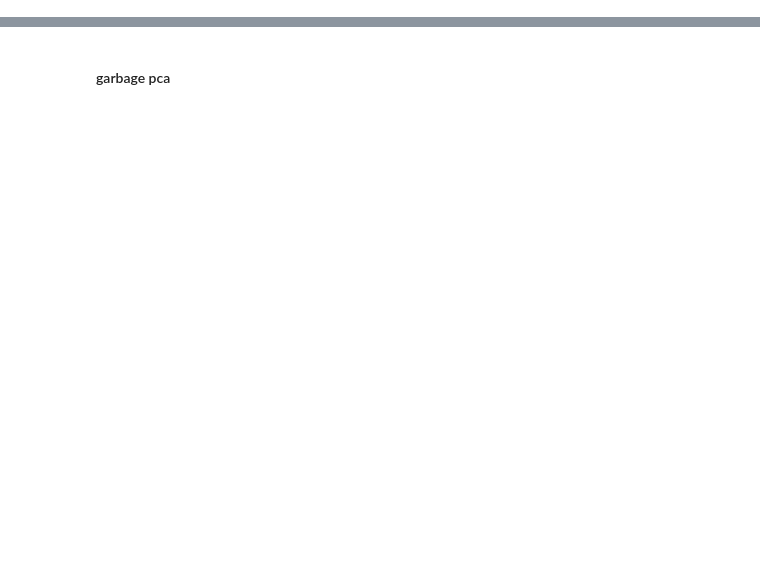
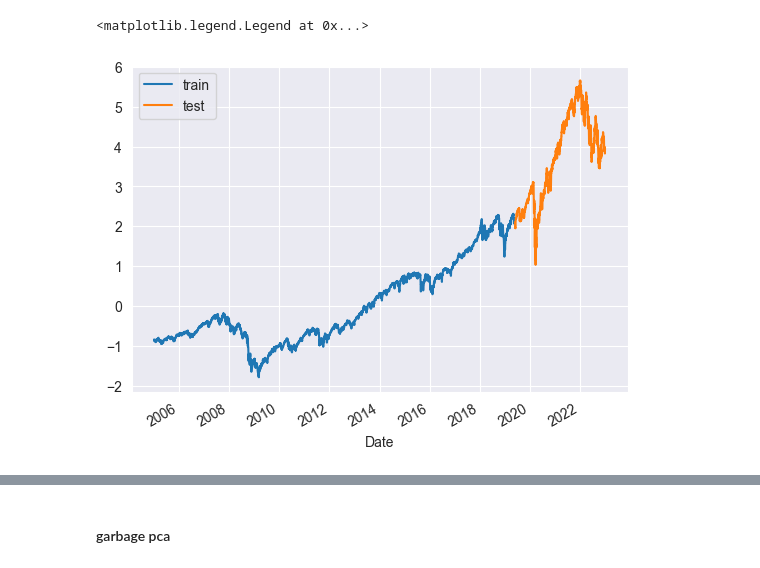
Before and after one commit to krajewskiML/FinDL, a Jupyter notebook: eda.ipynb, the cells around one changed output, grey strips where cells are left out. Cells and saved outputs as stored; diff of their text form; code cells hidden in the pictures; blank space fills up the shorter version.

```diff
--- a/eda.ipynb
+++ b/eda.ipynb
@@ -99,3 +118,12 @@ def sliding_window(df, window_size=10):
     for i in range(len(df) - window_size + 1):
         windows.append(df.iloc[i:i + window_size])
     return windows
+# %%
+train, test = create_data(end_='2023-04-13',scale_to_std=True, fill_weekends=True)
+# %%
+train['close'].plot()
+test['close'].plot()
+plt.legend(['train', 'test'])
+# %% [output]
+<matplotlib.legend.Legend at 0x...>
+[figure, added]
```
Also changed, not shown: parts of 23 cells of this notebook.
